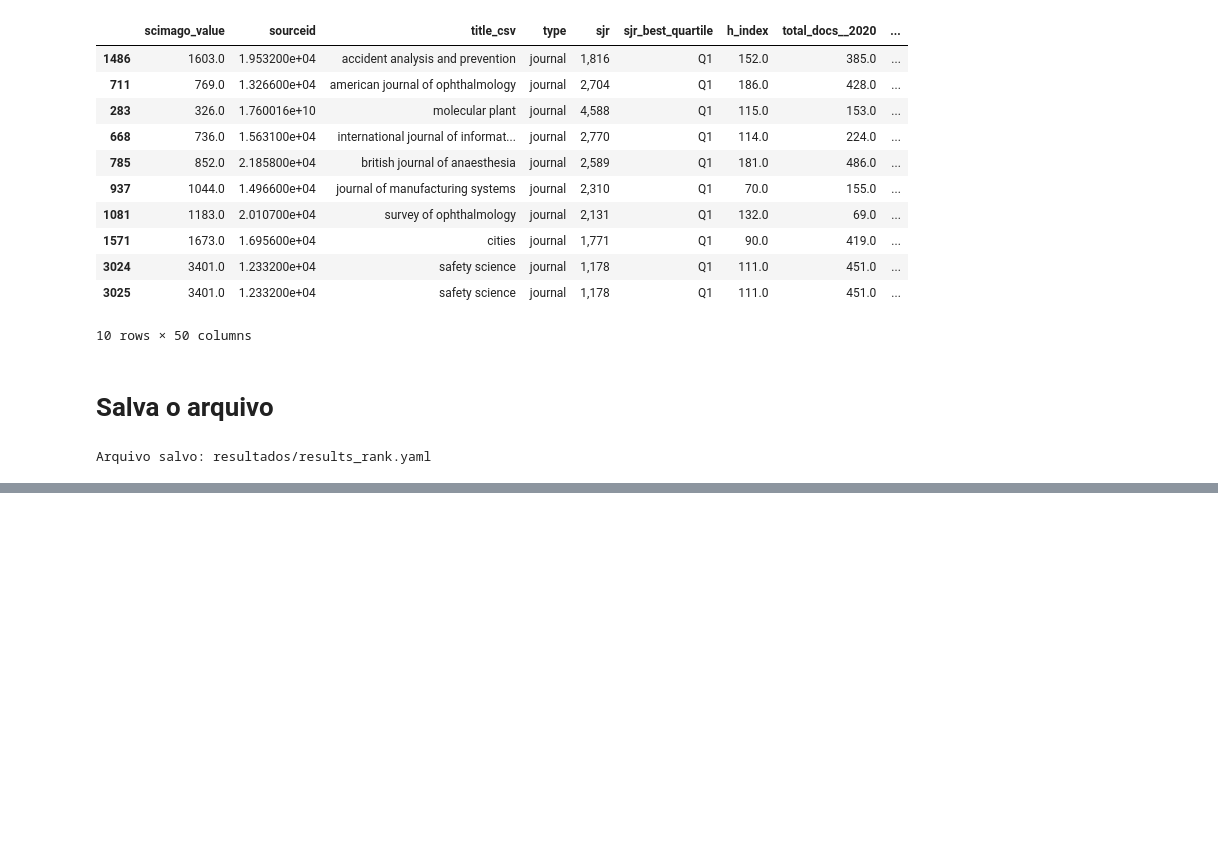
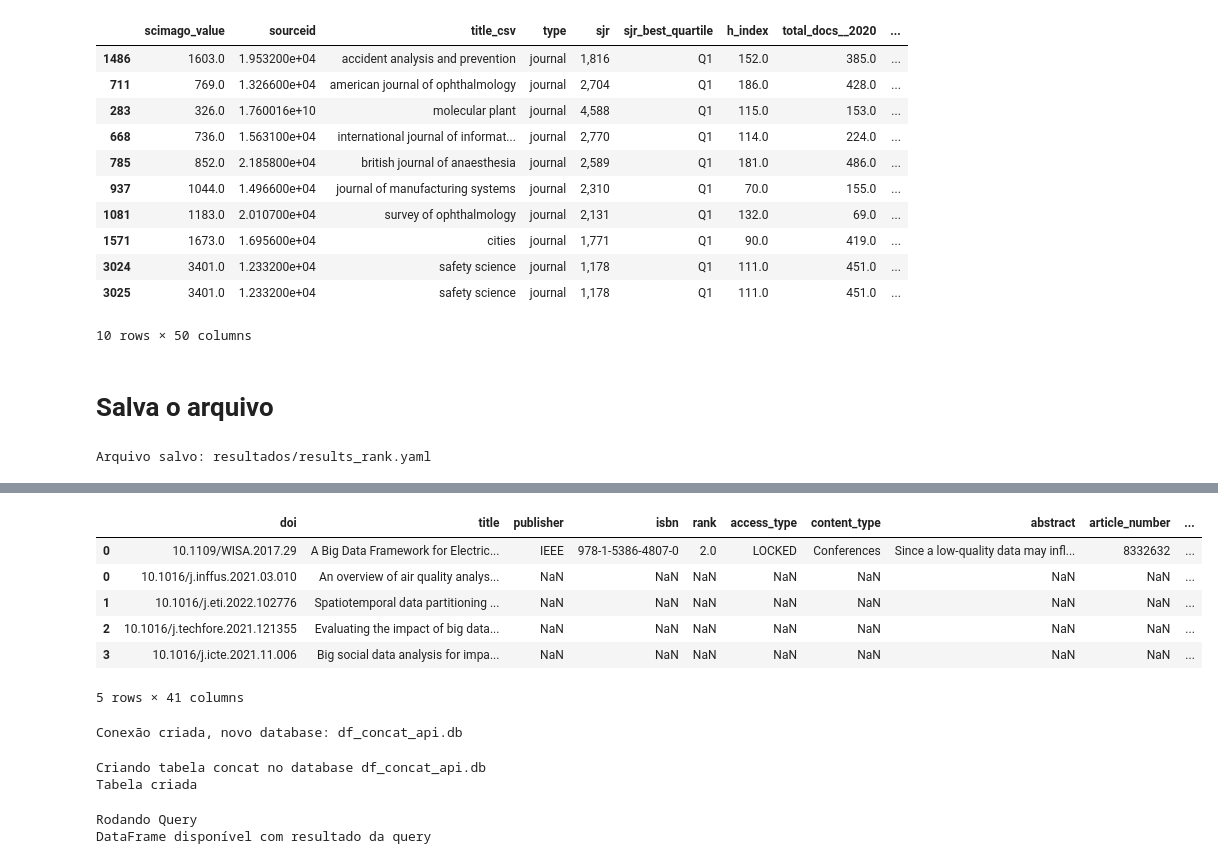
Before and after one commit to saiefert/Articles_Dataframe, a Jupyter notebook: main.ipynb, the cells around one changed output, grey strips where cells are left out. Drawn from its saved outputs; the diff is of its cells as text; code cells hidden in the pictures; blank space fills up the shorter version.

```diff
--- a/main.ipynb
+++ b/main.ipynb
@@ -194,0 +197,26 @@ Arquivo salvo: resultados/results_rank.yaml
+# %%
+import pandas as pd
+import yaml
+from yaml.loader import SafeLoader
+
+from python.helpers.api_ieee import ApiIEEEHelper
+from python.helpers.api_sdc import ApiSDCHelper
+from python.helpers.sqllite_helper import SQLite3Helper
+from python.helpers.pandas_helper import PandasHelper
+
+api_ieee_helper = ApiIEEEHelper
+api_sdc_helper = ApiSDCHelper
+sql_helper = SQLite3Helper
+pandas_helper = PandasHelper
+
+
+with open('config_api_ieee.yaml') as f:
+    config_api_ieee = yaml.load(f, Loader=SafeLoader)
+
+with open('config_api_sdc.yaml') as f:
+    config_api_sdc = yaml.load(f, Loader=SafeLoader)
+# %%
+df_ieee_api = api_ieee_helper.search_articles_without_pages_sdc(
+    filter_list=config_api_ieee['search_query'],
+    operator=config_api_ieee['operator']
+    )
@@ -194,0 +229,5 @@ Arquivo salvo: resultados/results_rank.yaml
+# %%
+df_sdc_api = api_sdc_helper.search_articles_without_pages_sdc(
+    filter_list=config_api_sdc['search_query'],
+    operator=config_api_sdc['operator']
+)
@@ -194,0 +242,27 @@ Arquivo salvo: resultados/results_rank.yaml
+# %%
+df_concat_api = pandas_helper.concat_df(df_1=df_ieee_api, df_2=df_sdc_api)
+# %%
+df_concat_api.head()
+# %% [output]
+|  | doi | title | publisher | isbn | rank | access_type | content_type | abstract | article_number | ... |
+| 0 | 10.1109/WISA.2017.29 | A Big Data Framework for Electric... | IEEE | 978-1-5386-4807-0 | 2.0 | LOCKED | Conferences | Since a low-quality data may infl... | 8332632 | ... |
+| 0 | 10.1016/j.inffus.2021.03.010 | An overview of air quality analys... | NaN | NaN | NaN | NaN | NaN | NaN | NaN | ... |
+| 1 | 10.1016/j.eti.2022.102776 | Spatiotemporal data partitioning ... | NaN | NaN | NaN | NaN | NaN | NaN | NaN | ... |
+| 2 | 10.1016/j.techfore.2021.121355 | Evaluating the impact of big data... | NaN | NaN | NaN | NaN | NaN | NaN | NaN | ... |
+| 3 | 10.1016/j.icte.2021.11.006 | Big social data analysis for impa... | NaN | NaN | NaN | NaN | NaN | NaN | NaN | ... |
+5 rows × 41 columns
+# %%
+sql_helper.create_connection(db_file="df_concat_api.db")
+# %% [output]
+Conexão criada, novo database: df_concat_api.db
+# %%
+sql_helper.create_table(df=df_concat_api, db_file="df_concat_api.db", table_name="concat")
+# %% [output]
+Criando tabela concat no database df_concat_api.db
+Tabela criada
+# %%
+query = "SELECT title FROM concat WHERE title != 'nan' LIMIT 10"
+df_query_response = sql_helper.run_query(db_file="df_concat_api.db", query=query)
+# %% [output]
+Rodando Query
+DataFrame disponível com resultado da query
```
Also changed, not shown: parts of 5 cells of this notebook, 6 other files.
